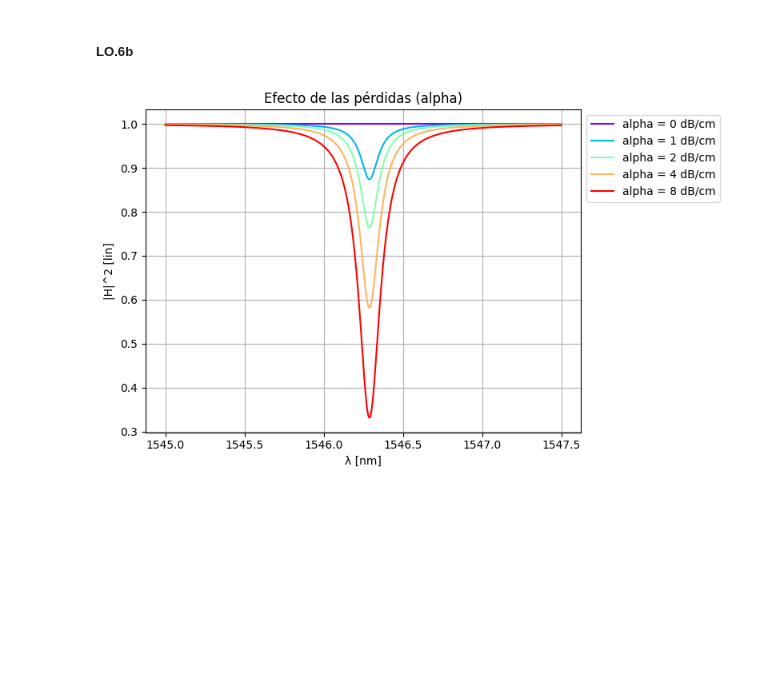
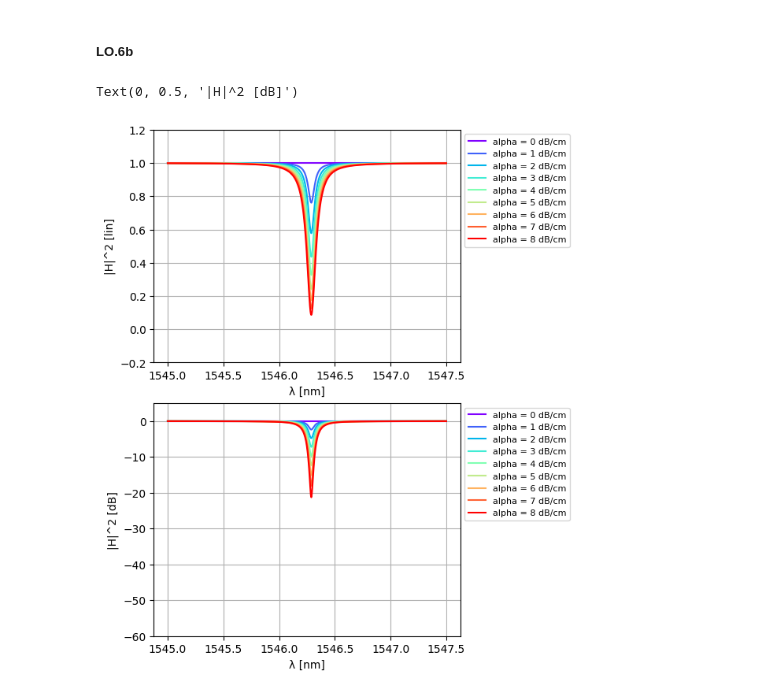
Before and after one commit to BlancaBuenoMartinez/cifoin-lab3, a Jupyter notebook: CIRCUITS_&_COMPACT_MODELS.ipynb, the cells around one changed output. Cells and saved outputs as stored; diff of their text form; code cells hidden in the pictures; blank space fills up the shorter version.

```diff
--- a/CIRCUITS_&_COMPACT_MODELS.ipynb
+++ b/CIRCUITS_&_COMPACT_MODELS.ipynb
@@ -800,28 +808,35 @@ plt.show()
 # %% [markdown]
 ##### LO.6b
 # %%
-# --- CÓDIGO PARA LO6b ---
-wl = jnp.linspace(1.545, 1.5475, 1000)
-# Convertimos dB/cm a dB/um (dividiendo por 10000)
-loss_dBum_v = (1/10000) * np.array([0, 1, 2, 4, 8])
+wl = jnp.linspace(1.545, 1.5475, 1000) # Zoom a una resonancia
+
+# Pérdidas de 0 a 8 dB/cm en pasos de 1
+loss_dBcm = np.arange(0, 9, 1)
+loss_dBum = 1e-4 * loss_dBcm # Conversión a dB/um para el simulador
+
 ring_perimeter = 75.0
-coupling = 0.05
+coupling = 0.025 # K bajo para apreciar el efecto en este rango de pérdidas
 
-n_curves = len(loss_dBum_v)
+n_curves = len(loss_dBum)
 color = cm.rainbow(np.linspace(0, 1, n_curves))
 
-fig, ax = plt.subplots(1,1, figsize=(8, 5))
-for i, loss in enumerate(loss_dBum_v):
+fig, ax = plt.subplots(2, 1, figsize=(6, 7), constrained_layout=True)
+for i, loss in enumerate(loss_dBum):
     ring_ap_test = ring_ap(wl=wl, wvg_ring={"length": ring_perimeter, "loss": loss}, coup={"coupling": coupling})
     T = ring_ap_test["in0", "out0"]
-    ax.plot(wl * 1e3, np.abs(T)**2, color=color[i], label=f"alpha = {loss*1e4:.0f} dB/cm")
+    T_dB = 20.0*jnp.log10(np.abs(T) ** 2)
 
-ax.grid(True)
-ax.set_xlabel("λ [nm]")
-ax.set_ylabel("|H|^2 [lin]")
-ax.set_title("Efecto de las pérdidas (alpha)")
-ax.legend(loc='upper left', bbox_to_anchor=(1, 1))
-plt.tight_layout()
-plt.show()
+    ax[0].plot(wl * 1e3, np.abs(T)**2, color=color[i], label=f"alpha = {loss_dBcm[i]} dB/cm")
+    ax[1].plot(wl * 1e3, T_dB, color=color[i], label=f"alpha = {loss_dBcm[i]} dB/cm")
+
+ax[0].set_ylim([-0.2, 1.2])
+ax[1].set_ylim([-60, 5])
+for a in ax:
+    a.grid(True)
+    a.set_xlabel("λ [nm]")
+    a.legend(loc='upper left', bbox_to_anchor=(1, 1), fontsize=8)
+ax[0].set_ylabel("|H|^2 [lin]")
+ax[1].set_ylabel("|H|^2 [dB]")
 # %% [output]
+Text(0, 0.5, '|H|^2 [dB]')
-[figure, old version]
+[figure, new version]
```
Also changed, not shown: parts of 2 cells of this notebook.
